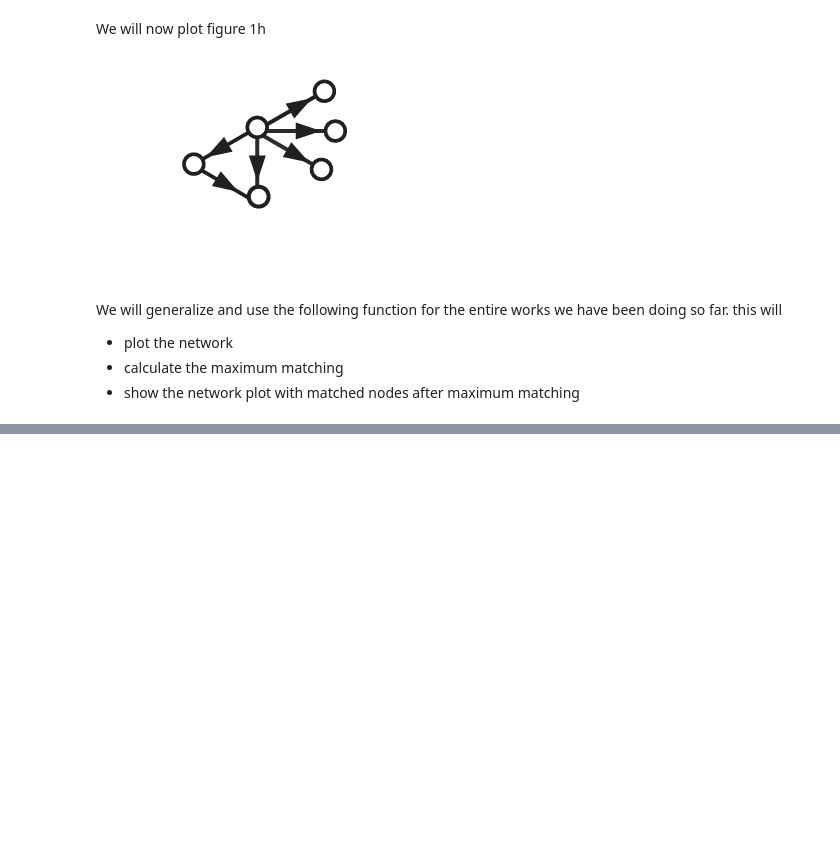
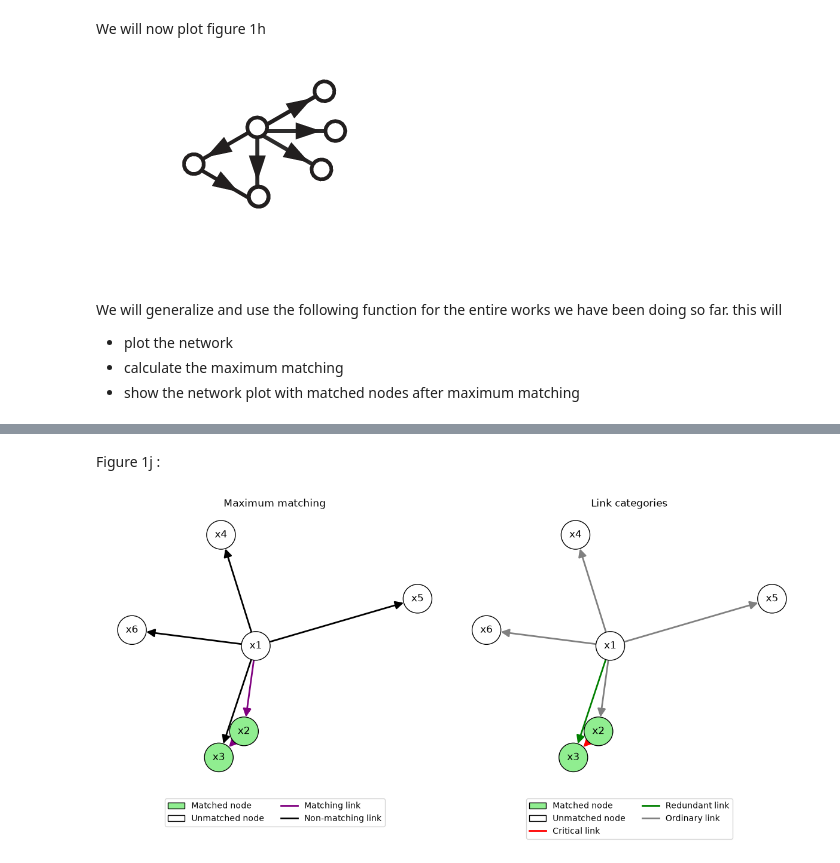
Before and after one commit to ExploringCodes/Controllability-of-Complex-Networks-Replication, a Jupyter notebook: Experiments_on_paper.ipynb, the cells around one changed output, grey strips where cells are left out. Saved outputs shown, nothing was run; the diff lists cells and outputs as text; code cells hidden in the pictures; blank space fills up the shorter version.

```diff
--- a/Experiments_on_paper.ipynb
+++ b/Experiments_on_paper.ipynb
@@ -210,0 +407,7 @@ Unmatched nodes: {'x1', 'x6', 'x4', 'x5'}
+# %% [markdown]
+Figure 1j :
+# %%
+edges = [("x1","x2"),("x1","x3"),("x2","x3"),("x1","x6"),("x1","x5"),('x1','x4')]
+plot_complete_network_graph(edges)
+# %% [output]
+[figure, added]
```
Also changed, not shown: parts of 15 cells of this notebook.
